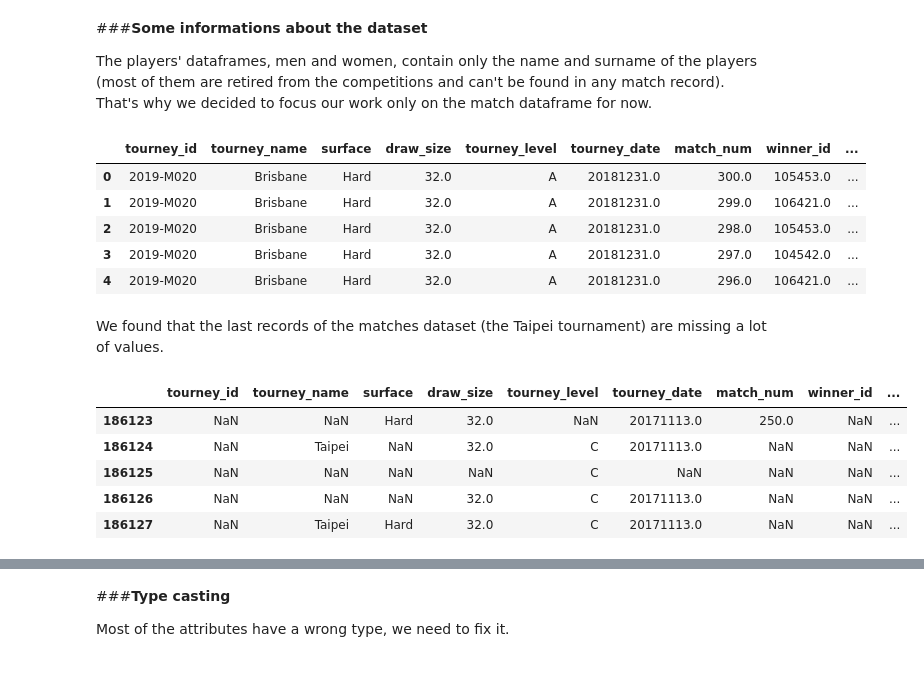
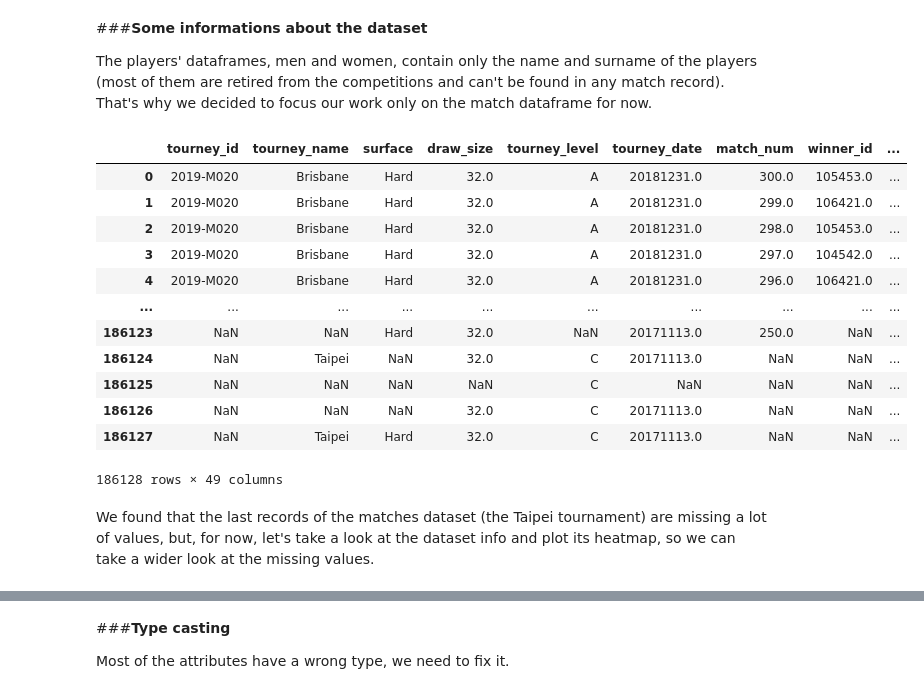
Before and after one commit to nikodallanoce/DataMiningProject, a Jupyter notebook: DM_14_TASK1/DM_14_TASK1.ipynb, the cells around one changed output, grey strips where cells are left out. Cells and saved outputs as stored; diff of their text form; code cells hidden in the pictures.

```diff
--- a/DM_14_TASK1/DM_14_TASK1.ipynb
+++ b/DM_14_TASK1/DM_14_TASK1.ipynb
@@ -34,25 +37,23 @@ df_matches = pd.read_csv("tennis_matches.csv", sep=",", index_col=0)  # matches
 
 The players' dataframes, men and women, contain only the name and surname of the players (most of them are retired from the competitions and can't be found in any match record). That's why we decided to focus our work only on the match dataframe for now.
 # %%
-df_matches.head()
+df_matches
 # %% [output]
 |  | tourney_id | tourney_name | surface | draw_size | tourney_level | tourney_date | match_num | winner_id | ... |
 | 0 | 2019-M020 | Brisbane | Hard | 32.0 | A | 20181231.0 | 300.0 | 105453.0 | ... |
 | 1 | 2019-M020 | Brisbane | Hard | 32.0 | A | 20181231.0 | 299.0 | 106421.0 | ... |
 | 2 | 2019-M020 | Brisbane | Hard | 32.0 | A | 20181231.0 | 298.0 | 105453.0 | ... |
 | 3 | 2019-M020 | Brisbane | Hard | 32.0 | A | 20181231.0 | 297.0 | 104542.0 | ... |
 | 4 | 2019-M020 | Brisbane | Hard | 32.0 | A | 20181231.0 | 296.0 | 106421.0 | ... |
+| ... | ... | ... | ... | ... | ... | ... | ... | ... | ... |
+| 186123 | NaN | NaN | Hard | 32.0 | NaN | 20171113.0 | 250.0 | NaN | ... |
+| 186124 | NaN | Taipei | NaN | 32.0 | C | 20171113.0 | NaN | NaN | ... |
+| 186125 | NaN | NaN | NaN | NaN | C | NaN | NaN | NaN | ... |
+| 186126 | NaN | NaN | NaN | 32.0 | C | 20171113.0 | NaN | NaN | ... |
+| 186127 | NaN | Taipei | Hard | 32.0 | C | 20171113.0 | NaN | NaN | ... |
+186128 rows × 49 columns
 # %% [markdown]
-We found that the last records of the matches dataset (the Taipei tournament) are missing a lot of values.
+We found that the last records of the matches dataset (the Taipei tournament) are missing a lot of values, but, for now, let's take a look at the dataset info and plot its heatmap, so we can take a wider look at the missing values.
-# %%
-df_matches.tail()
-# %% [output]
-|  | tourney_id | tourney_name | surface | draw_size | tourney_level | tourney_date | match_num | winner_id | ... |
-| 186123 | NaN | NaN | Hard | 32.0 | NaN | 20171113.0 | 250.0 | NaN | ... |
-| 186124 | NaN | Taipei | NaN | 32.0 | C | 20171113.0 | NaN | NaN | ... |
-| 186125 | NaN | NaN | NaN | NaN | C | NaN | NaN | NaN | ... |
-| 186126 | NaN | NaN | NaN | 32.0 | C | 20171113.0 | NaN | NaN | ... |
-| 186127 | NaN | Taipei | Hard | 32.0 | C | 20171113.0 | NaN | NaN | ... |
 # %%
 df_matches.info()
 # %% [output]
```
Also changed, not shown: parts of 34 cells of this notebook.
